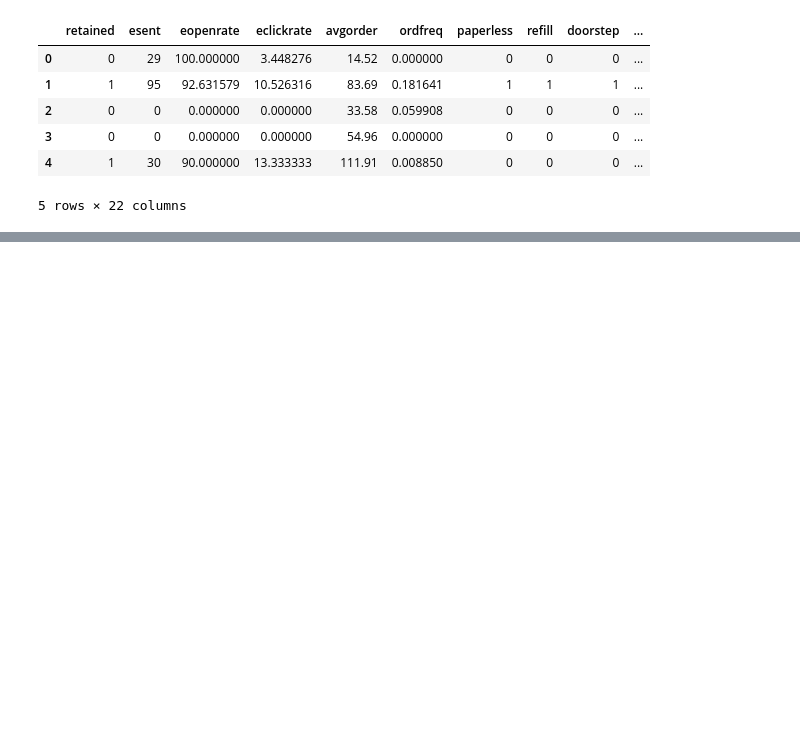
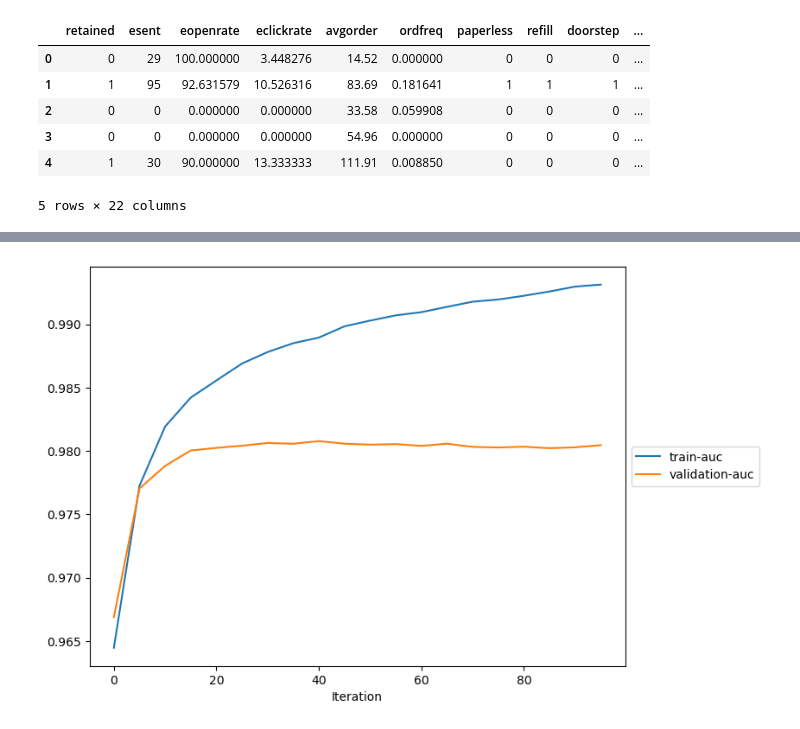
Before and after one commit to smyazdani/ucsd_ml-ai_bootcamp, a Jupyter notebook: Customer_Churn_Model/Customer_Churn_Modeling.ipynb, the cells around one changed output, grey strips where cells are left out. Drawn from its saved outputs; the diff is of its cells as text; code cells hidden in the pictures; blank space fills up the shorter version.

```diff
--- a/Customer_Churn_Model/Customer_Churn_Modeling.ipynb
+++ b/Customer_Churn_Model/Customer_Churn_Modeling.ipynb
@@ -155,0 +239,2 @@ ClientError: An error occurred (ValidationException) when calling the CreateHype
+# %%
+container = sagemaker.image_uris.retrieve("xgboost",region,"0.90-2")
@@ -155,0 +326,3 @@ ClientError: An error occurred (ValidationException) when calling the CreateHype
+# %%
+s3_output_path = estimator.latest_job_debugger_artifacts_path()
+trial = create_trial(s3_output_path)
@@ -155,0 +376,42 @@ ClientError: An error occurred (ValidationException) when calling the CreateHype
+# %%
+MAX_PLOTS = 35
+
+
+def get_data(trial, tname):
+    """
+    For the given tensor name, walks though all the iterations
+    for which you have data and fetches the values.
+    Returns the set of steps and the values.
+    """
+    tensor = trial.tensor(tname)
+    steps = tensor.steps()
+    vals = [tensor.value(s) for s in steps]
+    return steps, vals
+
+
+def match_tensor_name_with_feature_name(tensor_name, feature_names=feature_names):
+    feature_tag = tensor_name.split("/")
+    for ifeat, feature_name in enumerate(feature_names):
+        if feature_tag[-1] == "f{}".format(str(ifeat)):
+            return feature_name
+    return tensor_name
+
+
+def plot_collection(trial, collection_name, regex=".*", figsize=(8, 6)):
+    """
+    Takes a `trial` and a collection name, and
+    plots all tensors that match the given regex.
+    """
+    fig, ax = plt.subplots(figsize=figsize)
+    tensors = trial.collection(collection_name).tensor_names
+    matched_tensors = [t for t in tensors if re.match(regex, t)]
+    for tensor_name in islice(matched_tensors, MAX_PLOTS):
+        steps, data = get_data(trial, tensor_name)
+        ax.plot(steps, data, label=match_tensor_name_with_feature_name(tensor_name))
+
+    ax.legend(loc="center left", bbox_to_anchor=(1, 0.5))
+    ax.set_xlabel("Iteration")
+# %%
+plot_collection(trial, "metrics")
+# %% [output]
+[figure, added]
```
Also changed, not shown: parts of 39 cells of this notebook.
